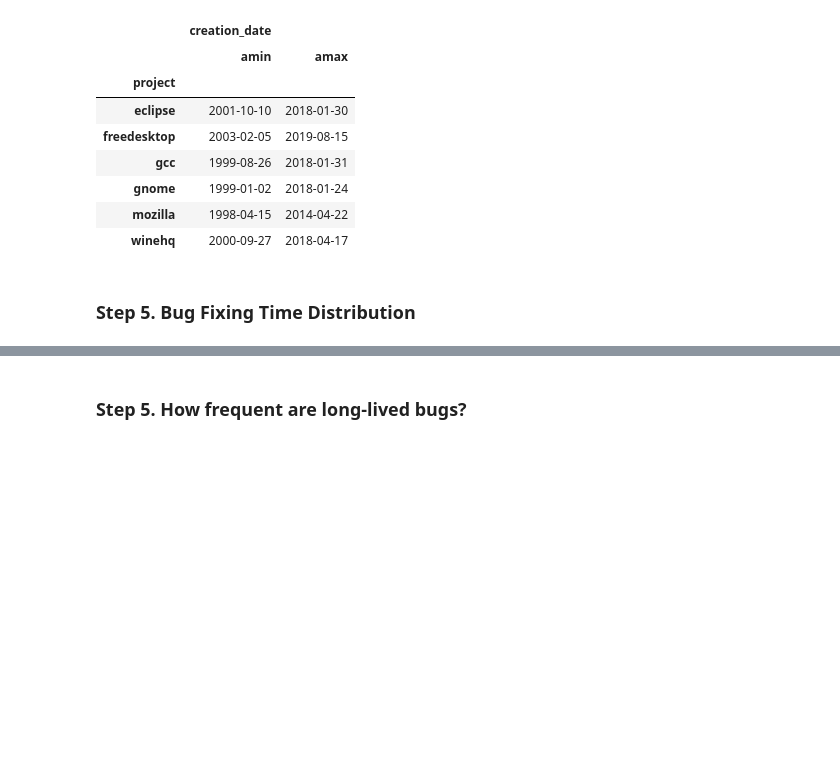
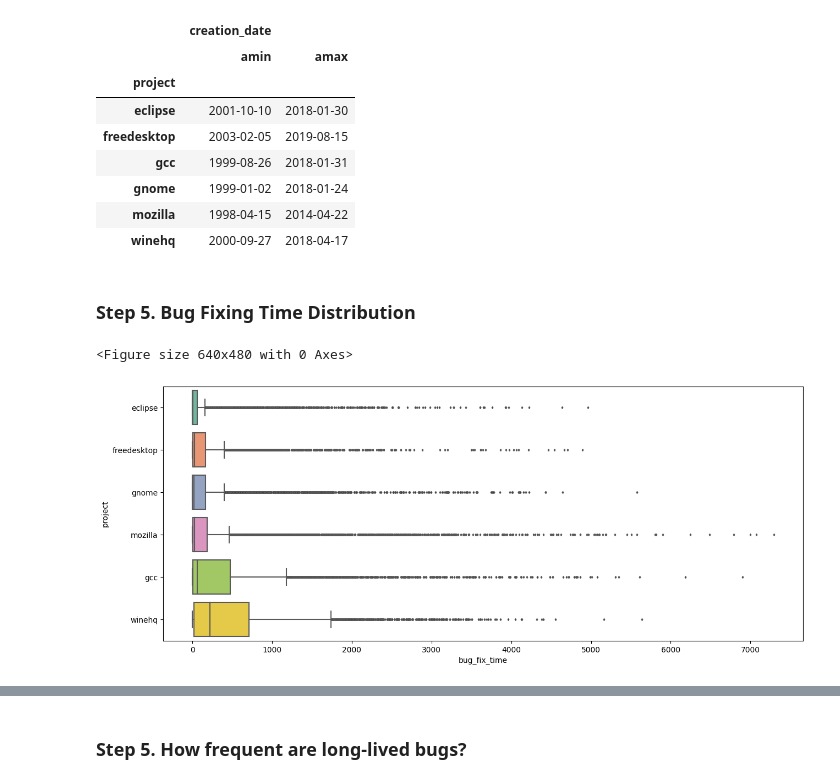
Before and after one commit to gomesluiz/my-doctorate, a Jupyter notebook: projects/long-lived-bug-prediction/machine-learning/source/20200731_long_lived_prediction_rq2_data_analysis.ipynb, the cells around one changed output, grey strips where cells are left out. Cells and saved outputs as stored; diff of their text form; code cells hidden in the pictures; blank space fills up the shorter version.

```diff
--- a/projects/long-lived-bug-prediction/machine-learning/source/20200731_long_lived_prediction_rq2_data_analysis.ipynb
+++ b/projects/long-lived-bug-prediction/machine-learning/source/20200731_long_lived_prediction_rq2_data_analysis.ipynb
@@ -221,3 +221,13 @@ bug_reports_all_data.groupby('project').agg({'creation_date':[np.min, np.max]})
 | winehq | 2000-09-27 | 2018-04-17 |
 # %% [markdown]
 ### Step 5. Bug Fixing Time Distribution
+# %%
+sns.despine(offset=10)
+fig, ax = plt.subplots(figsize=(15, 6))
+threshold = 8000
+df   = bug_reports_all_data.loc[(bug_reports_all_data["bug_fix_time"] < threshold)]
+g = sns.boxplot(data=df, x="bug_fix_time", y="project"
+                , palette="Set2", ax=ax, flierprops = dict(markerfacecolor = '.10', markersize = 2))
+# %% [output]
+<Figure size 640x480 with 0 Axes>
+[figure, added]
```
Also changed, not shown: parts of 3 cells of this notebook, 19 other files.
